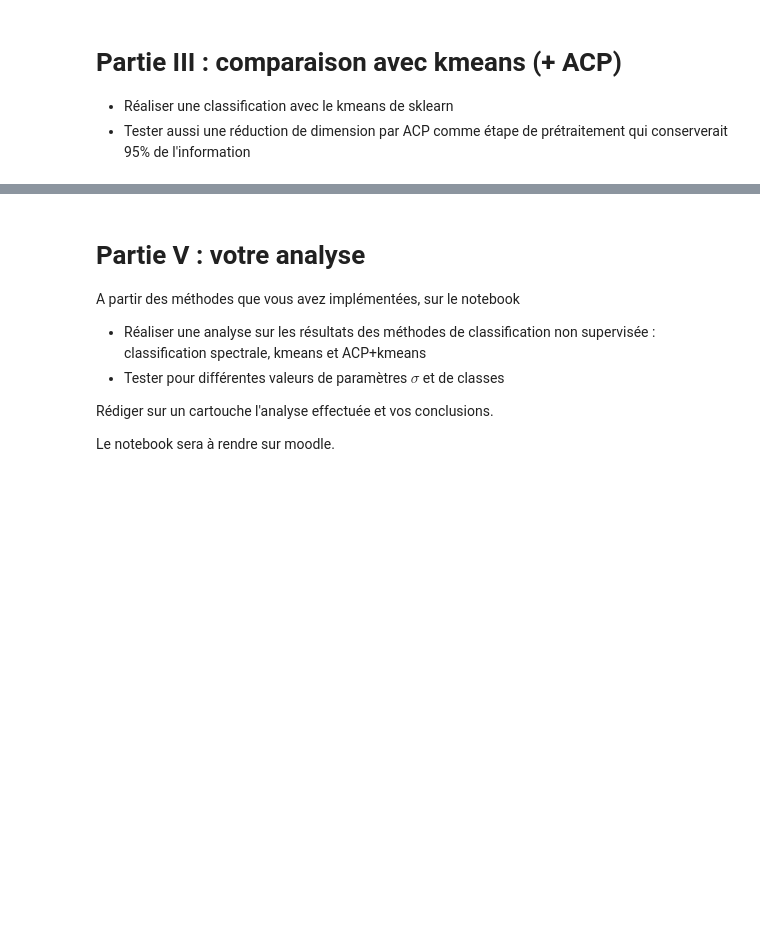
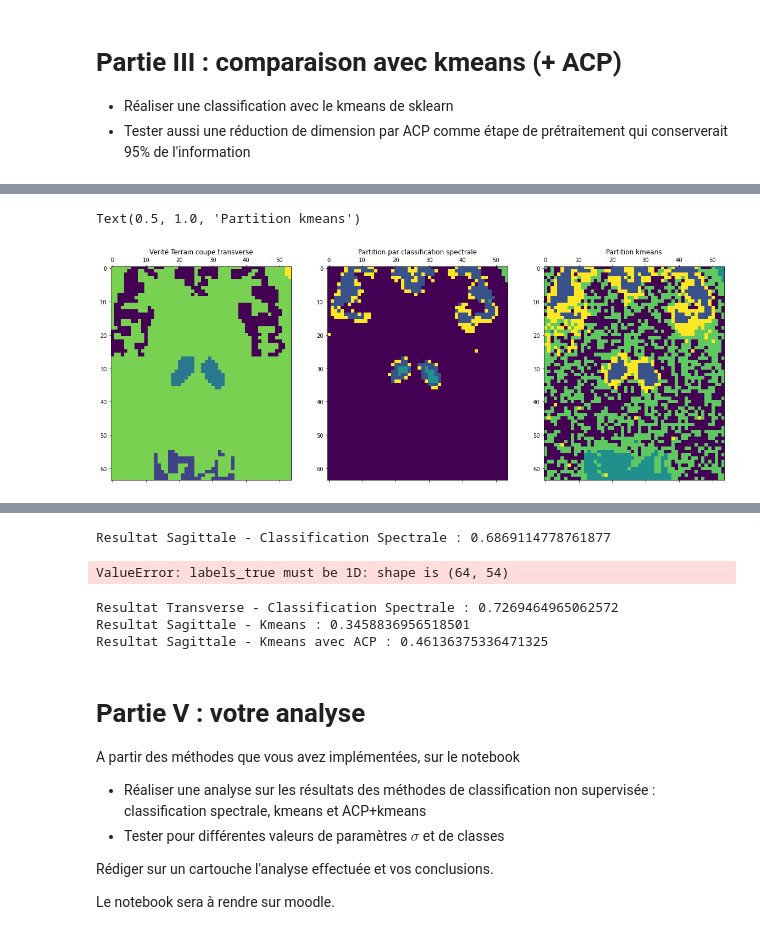
Before and after one commit to TwilCynder/univ-documents, a Jupyter notebook: M1/S7/csap/Miniprojet/SujetMiniProjet/MiniProjet_SegmentationTEP.ipynb, the cells around one changed output, grey strips where cells are left out. Cells and saved outputs as stored; diff of their text form; code cells hidden in the pictures; blank space fills up the shorter version.

```diff
--- a/M1/S7/csap/Miniprojet/SujetMiniProjet/MiniProjet_SegmentationTEP.ipynb
+++ b/M1/S7/csap/Miniprojet/SujetMiniProjet/MiniProjet_SegmentationTEP.ipynb
@@ -278,16 +299,19 @@ axs[2].set_title('Partition kmeans')
 # %%
 dataROITrans= scipy.io.loadmat('ImageROI_DataTransverse.mat')
 dataROI_T = pd.DataFrame(dataROITrans['Image_ROI_T'])
 
 
 # résultat vérité terrain et clustering spectral
 fig, axs = plt.subplots(nrows=1, ncols=3, figsize=(20, 10))
 axs[0].matshow(dataROI_T)
 axs[0].set_title('Verité Terrain coupe transverse')
 axs[1].matshow(ImTransverseSC.T)
 axs[1].set_title('Partition par classification spectrale')
-axs[2].matshow(ImTransverseSC.T) # à modifier par Image issue du Kmeans
+axs[2].matshow(imgKmeans_T) # à modifier par Image issue du Kmeans
 axs[2].set_title('Partition kmeans')
+# %% [output]
+Text(0.5, 1.0, 'Partition kmeans')
+[figure, added]
 # %% [markdown]
 ## Calcul de mesures de précision et rappel
 
@@ -308,26 +332,40 @@ from sklearn.metrics.cluster import fowlkes_mallows_score
 # Coupe Sagittale : Vectorisation de l'image de verité terrain
 VecdataROI_S=np.ravel(dataROI_S)
 
+# Mesure d'évalution pour la coupe sagittale  pour la classification spectrale
+resultatSC=fowlkes_mallows_score(VecdataROI_S,PartitionSC_S)
+print('Resultat Sagittale - Classification Spectrale :',resultatSC)
 
-
-# Mesure d'évalution pour la coupe sagittale  pour la classification spectrale
-#resultatSC=fowlkes_mallows_score(VecdataROI_S,PartitionSC_S)
-#print('Resultat Sagittale - Classification Spectrale :',resultatSC)
-
+# Mesure d'évalution pour la coupe transverse  pour le Kmeans SANS ACP
+resultatKmeans=fowlkes_mallows_score(dataROI_T, kmeansSansACP_S)
+print('Resultat Sagittale - Kmeans :',resultatKmeans)
 
 # Mesure d'évalution pour la coupe sagittale  pour le Kmeans
-# A COMPLETER
+resultatKmeans=fowlkes_mallows_score(VecdataROI_S, kmeans_S)
+print('Resultat Sagittale - Kmeans avec ACP :',resultatKmeans)
+# %% [output]
+Resultat Sagittale - Classification Spectrale : 0.6869114778761877
+ValueError: labels_true must be 1D: shape is (64, 54)
 # %%
 
 # Coupe Transverse : Vectorisation de l'image de verité terrain
 VecdataROI_T=np.ravel(dataROI_T)
 
 # Mesure d'évalution pour la coupe transverse  pour la classification spectrale
-#resultatSC=fowlkes_mallows_score(VecdataROI_T,PartitionSC_T)
-#print('Resultat Transverse - Classification Spectrale :',resultatSC)
+resultatSC=fowlkes_mallows_score(VecdataROI_T,PartitionSC_T)
+print('Resultat Transverse - Classification Spectrale :',resultatSC)
+
+# Mesure d'évalution pour la coupe transverse  pour le Kmeans SANS ACP
+resultatKmeans=fowlkes_mallows_score(VecdataROI_T, kmeansSansACP_T)
+print('Resultat Sagittale - Kmeans :',resultatKmeans)
 
 # Mesure d'évalution pour la coupe transverse  pour le Kmeans
-# A COMPLETER
+resultatKmeans=fowlkes_mallows_score(VecdataROI_T, kmeans_T)
+print('Resultat Sagittale - Kmeans avec ACP :',resultatKmeans)
+# %% [output]
+Resultat Transverse - Classification Spectrale : 0.7269464965062572
+Resultat Sagittale - Kmeans : 0.3458836956518501
+Resultat Sagittale - Kmeans avec ACP : 0.46136375336471325
 # %% [markdown]
 # Partie V : votre analyse
 
```
Also changed, not shown: parts of 9 cells of this notebook, 31 other files.
